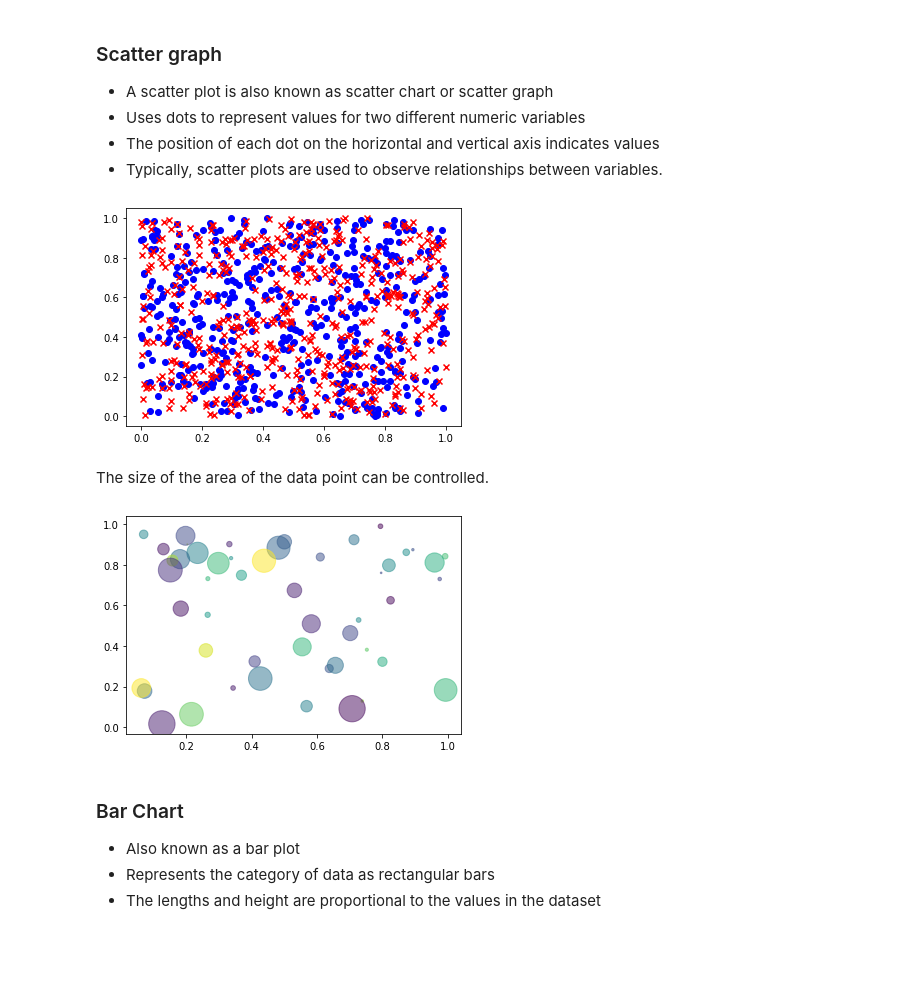
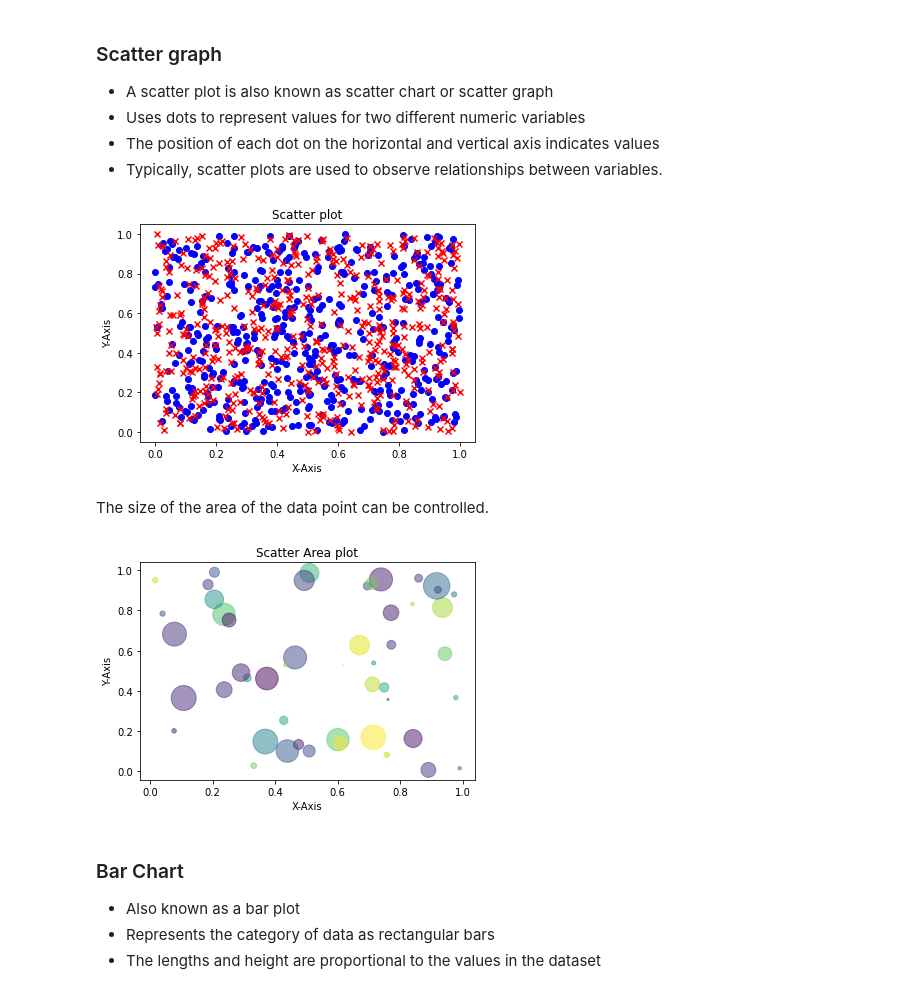
Before and after one commit to Deadlyelder/visualisation-workshop, a Jupyter notebook: src/matplotlib.ipynb, the cells around one changed output. Drawn from its saved outputs; the diff is of its cells as text; code cells hidden in the pictures; blank space fills up the shorter version.

```diff
--- a/src/matplotlib.ipynb
+++ b/src/matplotlib.ipynb
@@ -176,10 +180,13 @@ data_2 = np.random.rand(512, 2)
 # %%
 # We can switch the markers to different types
 plt.scatter(data_1[:, 0], data_1[:, 1], c="b", marker="o")
 plt.scatter(data_2[:, 0], data_2[:, 1], c="r", marker="x")
+plt.title('Scatter plot')
+plt.xlabel('X-Axis')
+plt.ylabel('Y-Axis')
 plt.show()
 # %% [output]
-[figure, old version]
+[figure, new version]
 # %% [markdown]
 The size of the area of the data point can be controlled.
 # %%
@@ -193,9 +200,12 @@ colors = np.random.rand(N)
 
 # Specify the size of the data compared to the size
 plt.scatter(x, y, s=area, c=colors, alpha=0.5)
+plt.title('Scatter Area plot')
+plt.xlabel('X-Axis')
+plt.ylabel('Y-Axis')
 plt.show()
 # %% [output]
-[figure, old version]
+[figure, new version]
 # %% [markdown]
 ### Bar Chart
 * Also known as a bar plot
```
Also changed, not shown: parts of 6 cells of this notebook.
